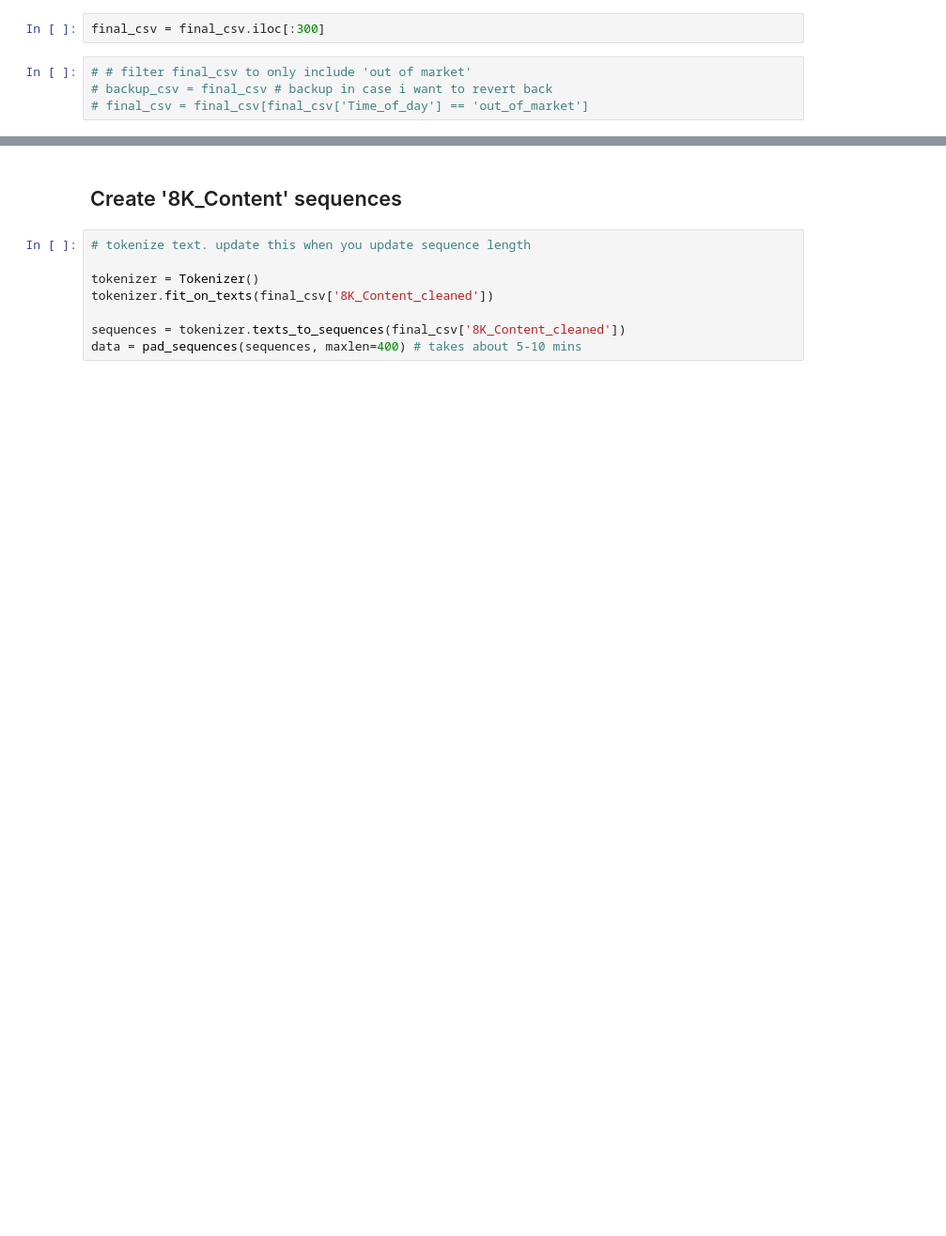
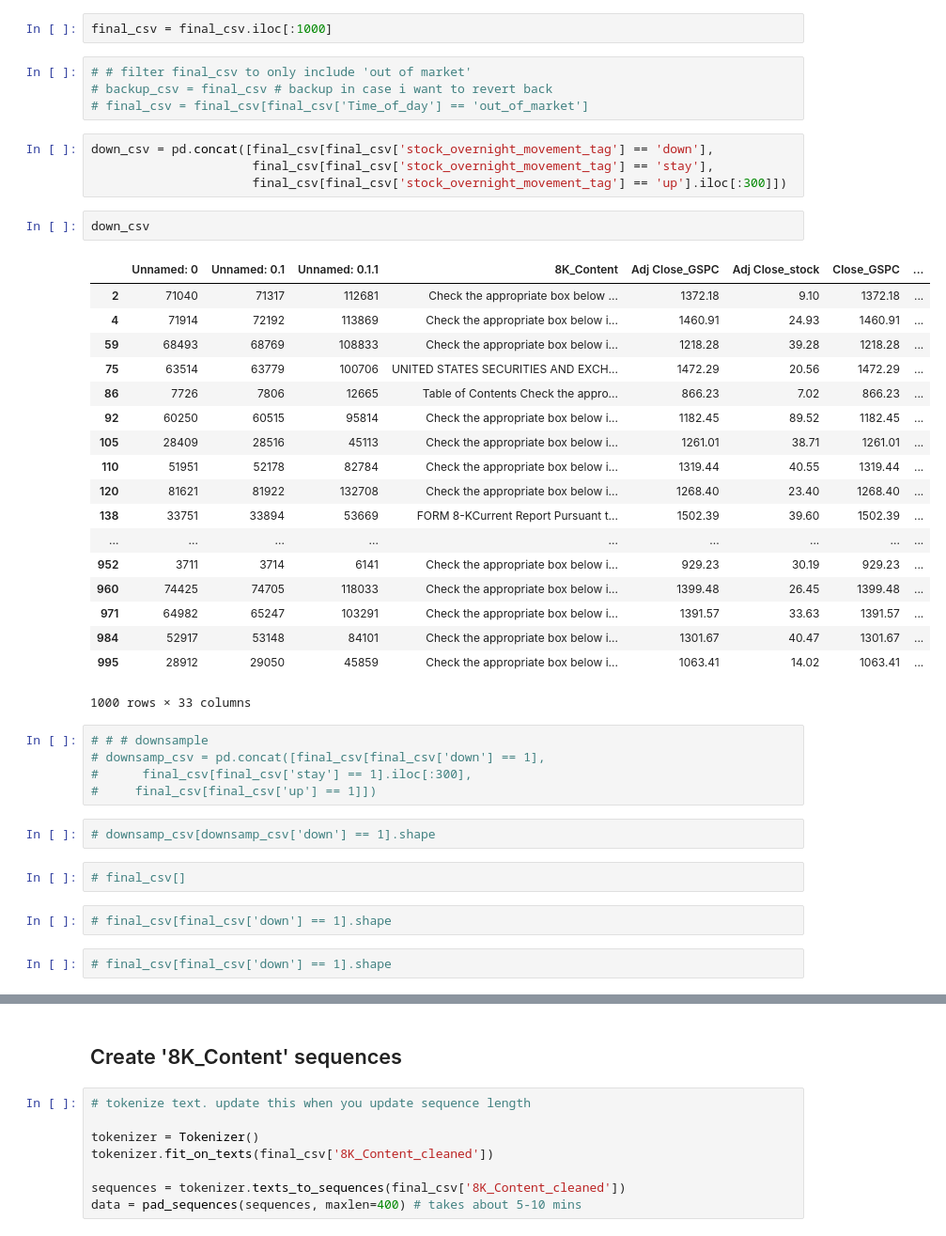
Before and after one commit to rayleegit/finance_text_classification, a Jupyter notebook: Model_Downsampled_Test_V2.ipynb, the cells around one changed output, grey strips where cells are left out. Shown: that part at 94% size. Saved outputs shown, nothing was run; the diff lists cells and outputs as text; blank space fills up the shorter version.

Commit message:
LSTM and LSTM-CNN downsampled model

```diff
--- a/Model_Downsampled_Test_V2.ipynb
+++ b/Model_Downsampled_Test_V2.ipynb
@@ -108,8 +108,46 @@ Using TensorFlow backend.
 # load final_shuffled.csv
 final_csv = pd.read_csv('final_shuffled.csv')
 # %%
-final_csv = final_csv.iloc[:300]
+final_csv = final_csv.iloc[:1000]
 # %%
 # # filter final_csv to only include 'out of market'
 # backup_csv = final_csv # backup in case i want to revert back
 # final_csv = final_csv[final_csv['Time_of_day'] == 'out_of_market']
+# %%
+down_csv = pd.concat([final_csv[final_csv['stock_overnight_movement_tag'] == 'down'],
+                      final_csv[final_csv['stock_overnight_movement_tag'] == 'stay'],
+                      final_csv[final_csv['stock_overnight_movement_tag'] == 'up'].iloc[:300]])
+# %%
+down_csv
+# %% [output]
+|  | Unnamed: 0 | Unnamed: 0.1 | Unnamed: 0.1.1 | 8K_Content | Adj Close_GSPC | Adj Close_stock | Close_GSPC | ... |
+| 2 | 71040 | 71317 | 112681 | Check the appropriate box below ... | 1372.18 | 9.10 | 1372.18 | ... |
+| 4 | 71914 | 72192 | 113869 | Check the appropriate box below i... | 1460.91 | 24.93 | 1460.91 | ... |
+| 59 | 68493 | 68769 | 108833 | Check the appropriate box below i... | 1218.28 | 39.28 | 1218.28 | ... |
+| 75 | 63514 | 63779 | 100706 | UNITED STATES SECURITIES AND EXCH... | 1472.29 | 20.56 | 1472.29 | ... |
+| 86 | 7726 | 7806 | 12665 | Table of Contents Check the appro... | 866.23 | 7.02 | 866.23 | ... |
+| 92 | 60250 | 60515 | 95814 | Check the appropriate box below i... | 1182.45 | 89.52 | 1182.45 | ... |
+| 105 | 28409 | 28516 | 45113 | Check the appropriate box below i... | 1261.01 | 38.71 | 1261.01 | ... |
+| 110 | 51951 | 52178 | 82784 | Check the appropriate box below i... | 1319.44 | 40.55 | 1319.44 | ... |
+| 120 | 81621 | 81922 | 132708 | Check the appropriate box below i... | 1268.40 | 23.40 | 1268.40 | ... |
+| 138 | 33751 | 33894 | 53669 | FORM 8-KCurrent Report Pursuant t... | 1502.39 | 39.60 | 1502.39 | ... |
+| ... | ... | ... | ... | ... | ... | ... | ... | ... |
+| 952 | 3711 | 3714 | 6141 | Check the appropriate box below i... | 929.23 | 30.19 | 929.23 | ... |
+| 960 | 74425 | 74705 | 118033 | Check the appropriate box below i... | 1399.48 | 26.45 | 1399.48 | ... |
+| 971 | 64982 | 65247 | 103291 | Check the appropriate box below i... | 1391.57 | 33.63 | 1391.57 | ... |
+| 984 | 52917 | 53148 | 84101 | Check the appropriate box below i... | 1301.67 | 40.47 | 1301.67 | ... |
+| 995 | 28912 | 29050 | 45859 | Check the appropriate box below i... | 1063.41 | 14.02 | 1063.41 | ... |
+1000 rows × 33 columns
+# %%
+# # # downsample
+# downsamp_csv = pd.concat([final_csv[final_csv['down'] == 1],
+#      final_csv[final_csv['stay'] == 1].iloc[:300],
+#     final_csv[final_csv['up'] == 1]])
+# %%
+# downsamp_csv[downsamp_csv['down'] == 1].shape
+# %%
+# final_csv[]
+# %%
+# final_csv[final_csv['down'] == 1].shape
+# %%
+# final_csv[final_csv['down'] == 1].shape
```
Also changed, not shown: parts of 19 cells of this notebook, 1 other file.
